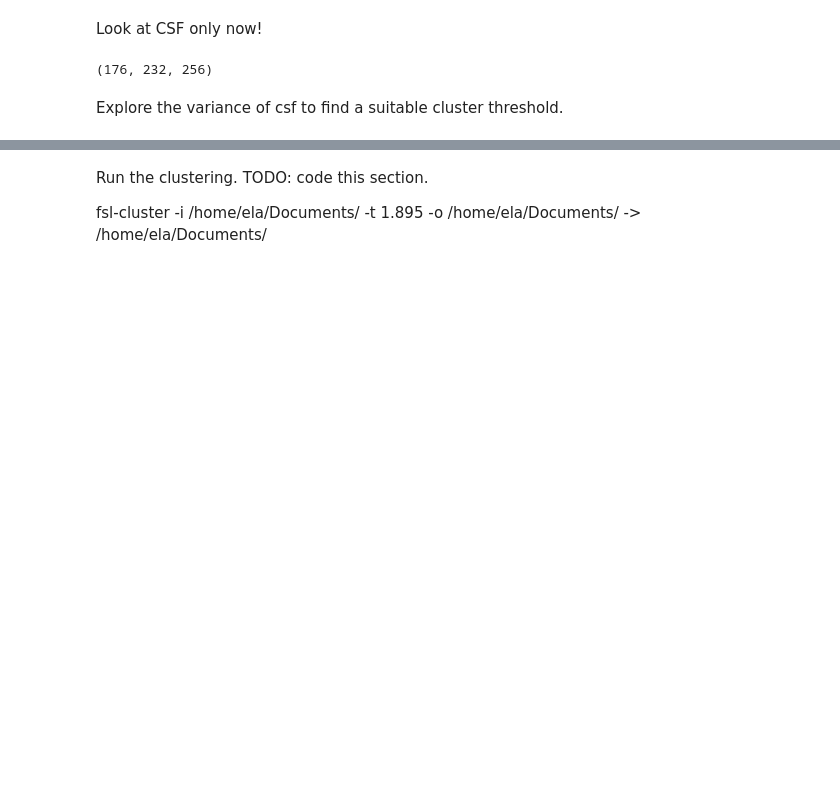
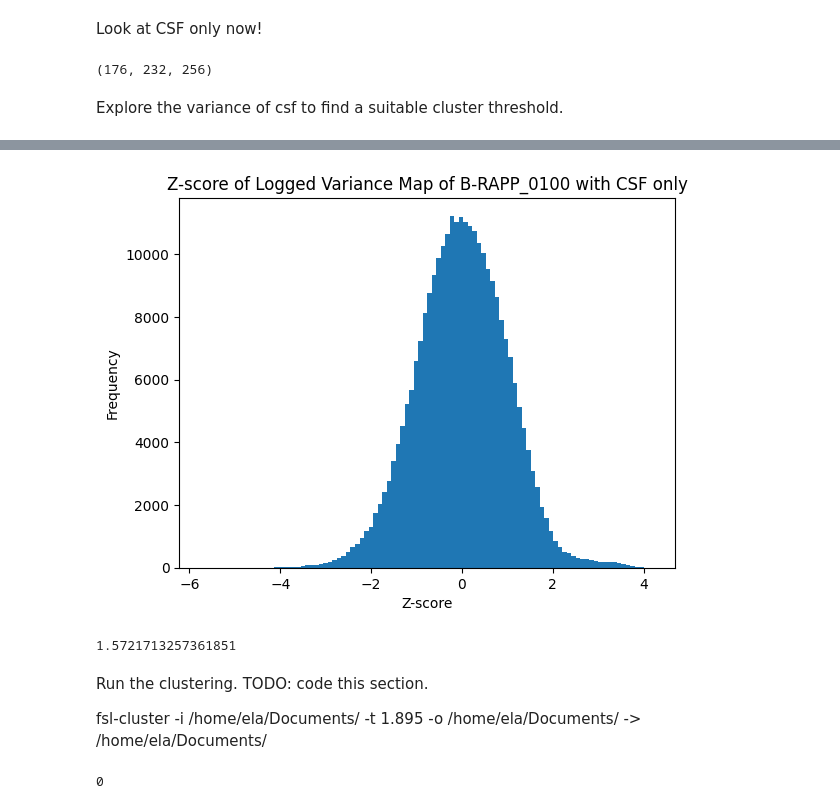
Before and after one commit to Ela-Kan/longitudinal_ARIA_E_detection, a Jupyter notebook: Code/cluster_pipeline.ipynb, the cells around one changed output, grey strips where cells are left out. Cells and saved outputs as stored; diff of their text form; code cells hidden in the pictures; blank space fills up the shorter version.

```diff
--- a/Code/cluster_pipeline.ipynb
+++ b/Code/cluster_pipeline.ipynb
@@ -359,0 +352,39 @@ plt.show()
+# %%
+# Compute the Z-score on the above thresholded log variance map with csf only(i.e. no brain)
+variance_map_only_csf_flat_log= np.log(variance_map_only_csf_flat) # this should only contain the brain
+mu = np.mean(variance_map_only_csf_flat_log) # only consider values above the threshold for the distribution
+stdev = np.std(variance_map_only_csf_flat_log)
+
+# preallocate Z-score map array
+Z_score_map = np.zeros(variance_map.shape)
+
+# go through all points in the two images to compute the Z-score
+# iterate through each 'voxel' in the images
+for i in range(Z_score_map.shape[0]):
+        for j in range(Z_score_map.shape[1]):
+                for k in range(Z_score_map.shape[2]):
+                                # check if the voxel is in the brain and above 0
+                                if binary_mask[i,j,k] == True and variance_map_only_csf[i,j,k] > 0:
+                                        # compute the Z-score
+                                                z_score = (np.log(variance_map_only_csf[i,j,k]) - mu)/stdev
+                                                Z_score_map[i,j,k] = z_score
+                                if variance_map_only_csf[i,j,k] == 0:
+                                        Z_score_map[i,j,k] = -1e6 # set the non-csf to a very low value so we can threshold it later
+# %%
+# look at the histogram of the z-score only considering the brain and CSF
+variance_Z_brain = Z_score_map[binary_mask]
+variance_Z_flat = variance_Z_brain.flatten()
+# threshold out the non-csf values
+variance_Z_flat = variance_Z_flat[variance_Z_flat > -1e6]
+plt.hist(variance_Z_flat, bins=100)
+plt.title('Z-score of Logged Variance Map of B-RAPP_0100 with CSF only')
+plt.xlabel('Z-score')
+plt.ylabel('Frequency')
+plt.show()
+# %% [output]
+[figure, added]
+# %%
+# find the 95th percentile of this distribution above the threshold:
+np.percentile(variance_Z_flat, 95)  # nice normal so we can use typical values
+# %% [output]
+1.5721713257361851
@@ -361,6 +416,16 @@ plt.show()
 Run the clustering. TODO: code this section.
 
 fsl-cluster -i /home/ela/Documents/ -t 1.895 -o /home/ela/Documents/ -> /home/ela/Documents/
+# %%
+Z_score_file = '/home/ela/Documents/B-RAPIDD/B-RAP_0100/3D-FLAIR/z_score_maps/affine_intrasubject_no_csf/variance_z_score_map_affine_csf_only.nii.gz'
+cluster_txt_file = '/home/ela/Documents/B-RAPIDD/B-RAP_0100/3D-FLAIR/z_score_maps/clusters/intrasubject/variance_affine_csf_cluster_info.txt'
+clustered_null_data_file = '/home/ela/Documents/B-RAPIDD/B-RAP_0100/3D-FLAIR/z_score_maps/clusters/intrasubject/variance_affine_csf.nii.gz'
+
+# 2) use FSL cluster
+command = f"fsl-cluster -i {Z_score_file} -t 1.57 -o {clustered_null_data_file} -> {cluster_txt_file} "
+os.system(command)
+# %% [output]
+0
 # %%
 # load in the cluster information CSV
 B_RAPP_0100_var_cluster_info = pd.read_csv('/home/ela/Documents/B-RAPIDD/B-RAP_0100/3D-FLAIR/z_score_maps/clusters/intrasubject/variance_affine_csf_cluster_info.txt', delimiter='\t')
```
Also changed, not shown: parts of 27 cells of this notebook, 3 other files.
